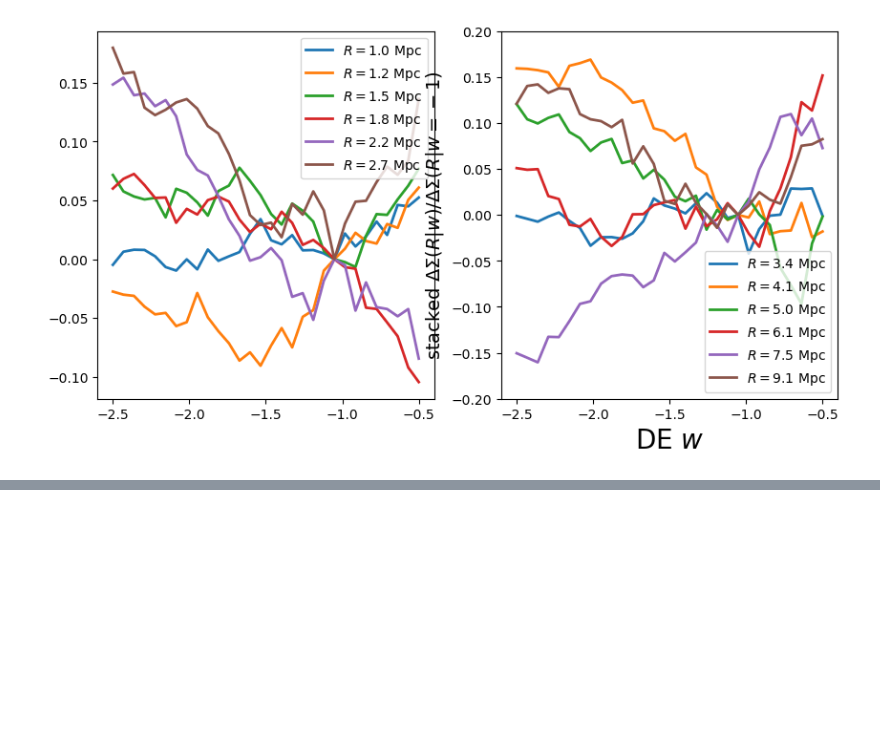
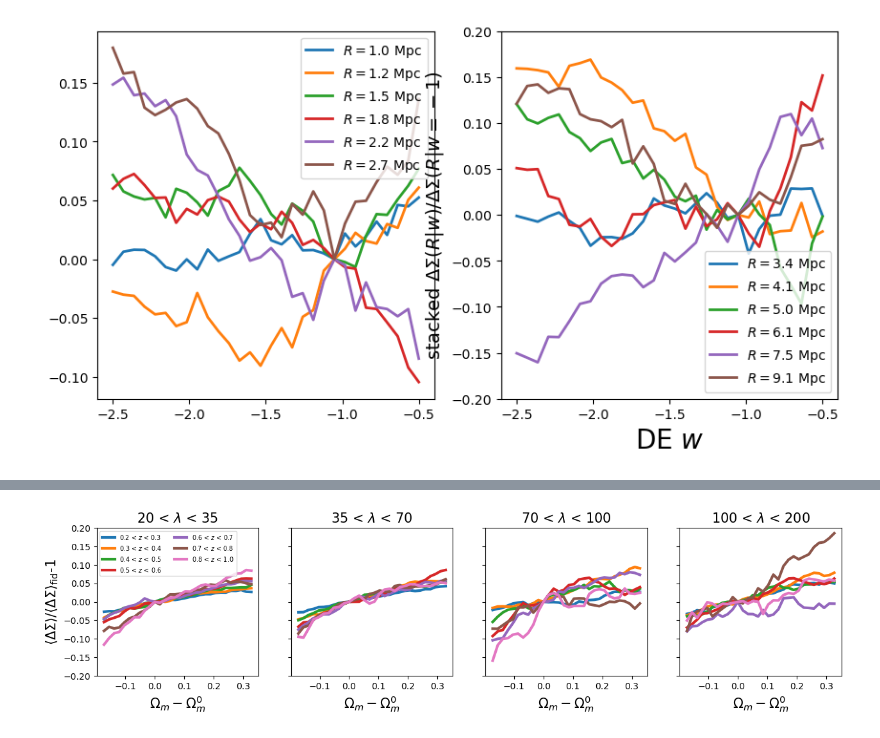
Before and after one commit to LSSTDESC/CLCosmo_Sim, a Jupyter notebook: extract_DC2_data/extract_DC2_data_vary_fiducial_cosmology/see_saved_files.ipynb, the cells around one changed output, grey strips where cells are left out. Drawn from its saved outputs; the diff is of its cells as text; code cells hidden in the pictures; blank space fills up the shorter version.

```diff
--- a/extract_DC2_data/extract_DC2_data_vary_fiducial_cosmology/see_saved_files.ipynb
+++ b/extract_DC2_data/extract_DC2_data_vary_fiducial_cosmology/see_saved_files.ipynb
@@ -112,0 +87,13 @@ f.colnames
+# %%
+data_stackOm = load('/pbs/throng/lsst/users/cpayerne/CLCosmo_Sim_database/data_vary_fuducial_cosmology/stacked_esd_profiles_redmapper_vary_Omega_m.pkl')
+Om = data_stackOm['Omega_m_value']
+datastackOm = data_stackOm['Om0_stacked_profile']
+idxOm = np.argmin(np.abs(Om - 0.2648))
+closest_valueOm = Om[idxOm]
+# %%
+data_stackw = load('/pbs/throng/lsst/users/cpayerne/CLCosmo_Sim_database/data_vary_fuducial_cosmology/stacked_esd_profiles_redmapper_vary_wDE.pkl')
+w = data_stackw['wDE_value']
+print(data_stackw.keys())
+datastackw = data_stackw['w0_stacked_profile']
+idxw = np.argmin(np.abs(w - (-1)))
+closest_valuew = w[idxw]
@@ -112,0 +111,80 @@ f.colnames
+# %%
+fig, ax = plt.subplots(1, len(_redshift_richness_bins.Obs_bin), sharey=True, sharex=True, figsize=(15,3))
+
+
+for i, z_bin in enumerate(_redshift_richness_bins.Z_bin):
+    for j, richness_bin in enumerate(_redshift_richness_bins.Obs_bin):
+        ratio = []
+        for k, Om_ in enumerate(Om):
+            datastackOm = data_stackOm['Om'+str(k)+'_stacked_profile']
+            maskz = (datastackOm['z_mean'] > z_bin[0])*(datastackOm['z_mean'] < z_bin[1])
+            maskrichness = (datastackOm['obs_mean'] > richness_bin[0])*(datastackOm['obs_mean'] < richness_bin[1])
+            maskbin = maskz * maskrichness
+
+            datastackOmfid = data_stackOm['Om'+str(idxOm)+'_stacked_profile']
+            datastackOmfid_bin = datastackOmfid[maskbin]
+
+            x = np.array(datastackOmfid_bin['radius'][0])
+            y = np.array(datastackOmfid_bin['DSt'][0])
+
+            mask = (x > 1) & (x < 3.5)
+
+            y_avg_trapzfid = np.trapz(y[mask], 2*np.pi*x[mask])
+            y_avg_trapzfid *= 1/np.trapz(np.ones(np.sum(mask)), 2*np.pi*x[mask])
+
+            datastackOm_bin = datastackOm[maskbin]
+            x = np.array(datastackOm_bin['radius'][0])
+            y = np.array(datastackOm_bin['DSt'][0])
+            mask = (x > 1) & (x < 3.5)
+
+            y_avg_trapz = np.trapz(y[mask], 2*np.pi*x[mask])
+            y_avg_trapz *= 1/np.trapz(np.ones(np.sum(mask)), 2*np.pi*x[mask])
+            ratio.append(y_avg_trapz/y_avg_trapzfid)
+
+        ax[j].plot(Om-closest_valueOm, (np.array(ratio)-1), lw=3, label = f'{z_bin[0]} < $z$ < {z_bin[1]}')
+        ax[j].set_ylim(-0.2, 0.2)
+        ax[j].set_xlabel(r'$\Omega_m - \Omega_m^0$', fontsize=15)
+        ax[j].set_title(f'{richness_bin[0]} < $\lambda$ < {richness_bin[1]}', fontsize=15)
+        ax[0].set_ylabel(r'$\langle \Delta\Sigma\rangle/\langle \Delta\Sigma\rangle_{\rm fid}$-1', fontsize=15)
+
+ax[0].legend(fontsize=7, ncols=2)
+
+fig, ax = plt.subplots(1, len(_redshift_richness_bins.Obs_bin), sharey=True, sharex=True, figsize=(15,3))
+
+for i, z_bin in enumerate(_redshift_richness_bins.Z_bin):
+    for j, richness_bin in enumerate(_redshift_richness_bins.Obs_bin):
+        ratio = []
+        for k, w_ in enumerate(w):
+            datastackw = data_stackw['w'+str(k)+'_stacked_profile']
+            maskz = (datastackw['z_mean'] > z_bin[0])*(datastackw['z_mean'] < z_bin[1])
+            maskrichness = (datastackw['obs_mean'] > richness_bin[0])*(datastackw['obs_mean'] < richness_bin[1])
+            maskbin = maskz * maskrichness
+
+            datastackwfid = data_stackw['w'+str(idxw)+'_stacked_profile']
+            datastackwfid_bin = datastackwfid[maskbin]
+
+            x = np.array(datastackwfid_bin['radius'][0])
+            y = np.array(datastackwfid_bin['DSt'][0])
+
+            mask = (x > 1) & (x < 3.5)
+
+            y_avg_trapzfid = np.trapz(y[mask], 2*np.pi*x[mask])
+            y_avg_trapzfid *= 1/np.trapz(np.ones(np.sum(mask)), 2*np.pi*x[mask])
+
+            datastackw_bin = datastackw[maskbin]
+            x = np.array(datastackw_bin['radius'][0])
+            y = np.array(datastackw_bin['DSt'][0])
+            mask = (x > 1) & (x < 3.5)
+
+            y_avg_trapz = np.trapz(y[mask], 2*np.pi*x[mask])
+            y_avg_trapz *= 1/np.trapz(np.ones(np.sum(mask)), 2*np.pi*x[mask])
+            ratio.append(y_avg_trapz/y_avg_trapzfid)
+        ax[j].plot(w - (closest_valuew), np.array(ratio)-1, lw=3, label = f'{z_bin[0]} < $z$ < {z_bin[1]}')
+        ax[j].set_ylim(-0.2, 0.2)
+        ax[j].set_xlabel(r'$w - w_0$', fontsize=15)
+        ax[j].set_title(f'{richness_bin[0]} < $\lambda$ < {richness_bin[1]}', fontsize=15)
+        ax[0].set_ylabel(r'$\langle \Delta\Sigma\rangle/\langle \Delta\Sigma\rangle_{\rm fid}$-1', fontsize=15)
+
+#ax[0].legend(fontsize=7, ncols=2)
+# %% [output]
+[figure, added]
```
Also changed, not shown: parts of 5 cells of this notebook, 4 other files.
